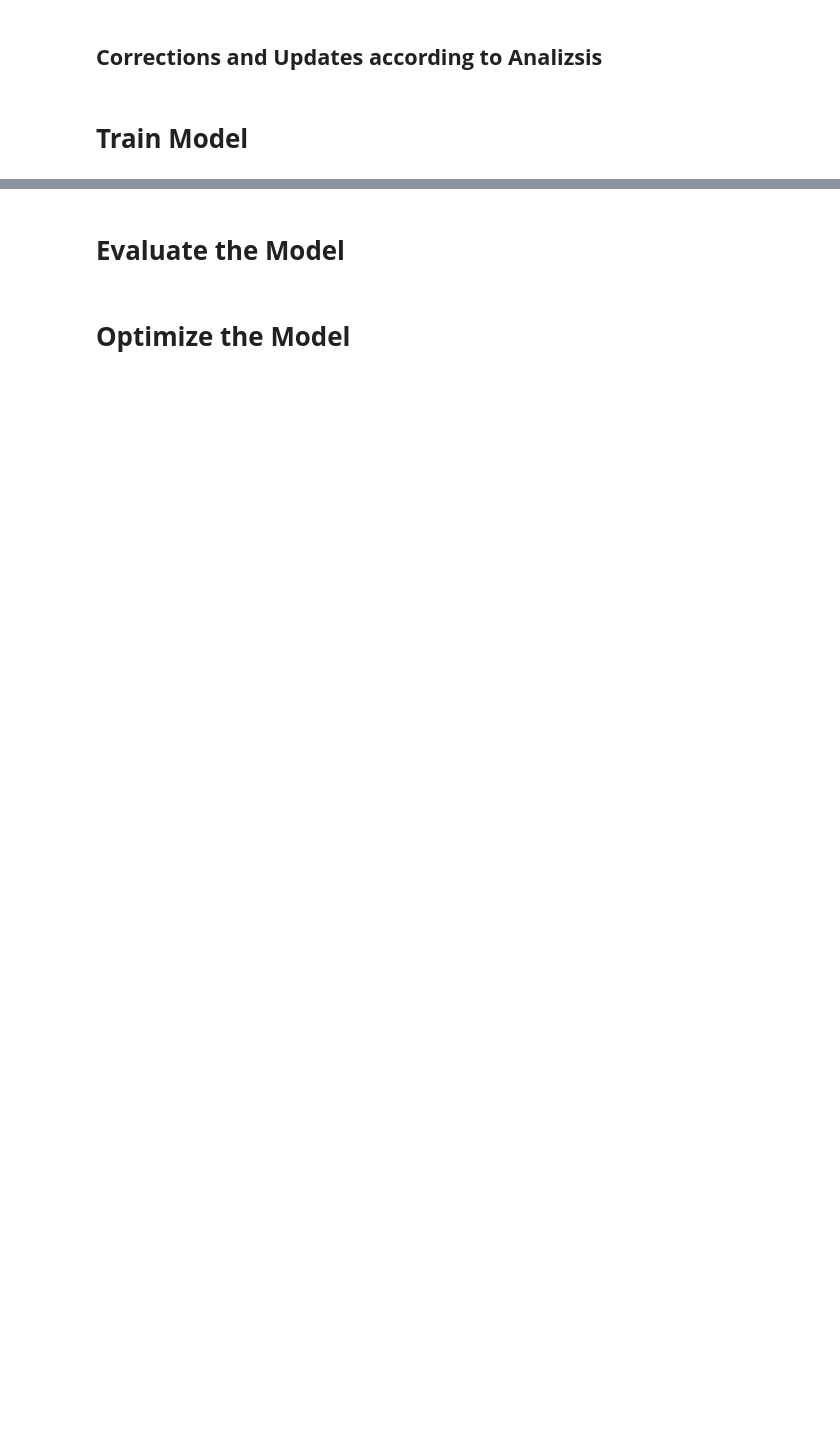
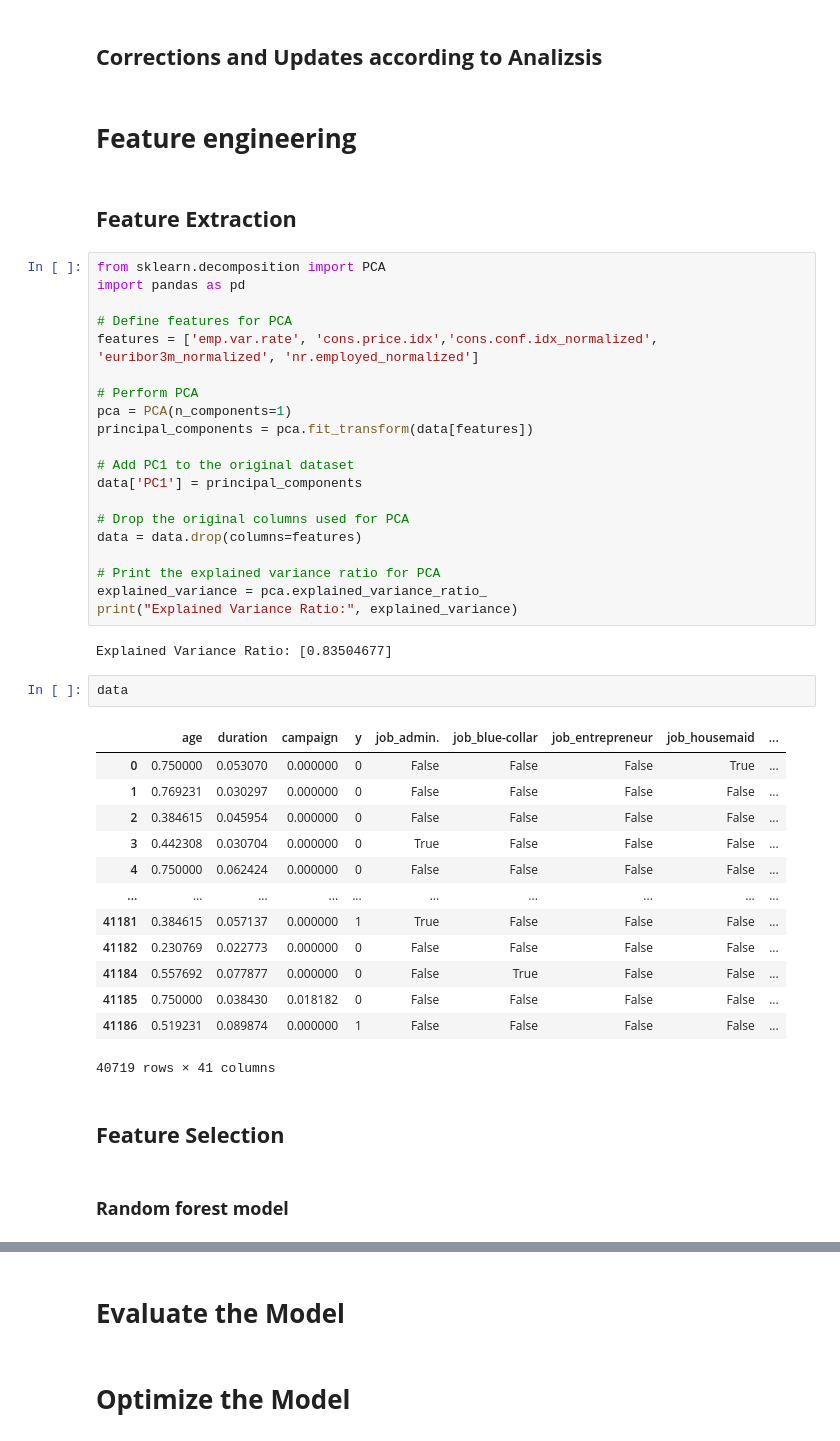
Before and after one commit to vihanga-induwara/CM2604-CW-Bank-Marketing, a Jupyter notebook: Bank Marketing.ipynb, the cells around one changed output, grey strips where cells are left out. Drawn from its saved outputs; the diff is of its cells as text; blank space fills up the shorter version.

```diff
--- a/Bank Marketing.ipynb
+++ b/Bank Marketing.ipynb
@@ -1575,4 +1639,48 @@ plt.show()
 # %% [markdown]
 ## **Corrections and Updates according to Analizsis**
 # %% [markdown]
-# **Train Model**
+# **Feature engineering**
+# %% [markdown]
+## **Feature Extraction**
+# %%
+from sklearn.decomposition import PCA
+import pandas as pd
+
+# Define features for PCA
+features = ['emp.var.rate', 'cons.price.idx','cons.conf.idx_normalized', 'euribor3m_normalized', 'nr.employed_normalized']
+
+# Perform PCA
+pca = PCA(n_components=1)
+principal_components = pca.fit_transform(data[features])
+
+# Add PC1 to the original dataset
+data['PC1'] = principal_components
+
+# Drop the original columns used for PCA
+data = data.drop(columns=features)
+
+# Print the explained variance ratio for PCA
+explained_variance = pca.explained_variance_ratio_
+print("Explained Variance Ratio:", explained_variance)
+# %% [output]
+Explained Variance Ratio: [0.83504677]
+# %%
+data
+# %% [output]
+|  | age | duration | campaign | y | job_admin. | job_blue-collar | job_entrepreneur | job_housemaid | ... |
+| 0 | 0.750000 | 0.053070 | 0.000000 | 0 | False | False | False | True | ... |
+| 1 | 0.769231 | 0.030297 | 0.000000 | 0 | False | False | False | False | ... |
+| 2 | 0.384615 | 0.045954 | 0.000000 | 0 | False | False | False | False | ... |
+| 3 | 0.442308 | 0.030704 | 0.000000 | 0 | True | False | False | False | ... |
+| 4 | 0.750000 | 0.062424 | 0.000000 | 0 | False | False | False | False | ... |
+| ... | ... | ... | ... | ... | ... | ... | ... | ... | ... |
+| 41181 | 0.384615 | 0.057137 | 0.000000 | 1 | True | False | False | False | ... |
+| 41182 | 0.230769 | 0.022773 | 0.000000 | 0 | False | False | False | False | ... |
+| 41184 | 0.557692 | 0.077877 | 0.000000 | 0 | False | True | False | False | ... |
+| 41185 | 0.750000 | 0.038430 | 0.018182 | 0 | False | False | False | False | ... |
+| 41186 | 0.519231 | 0.089874 | 0.000000 | 1 | False | False | False | False | ... |
+40719 rows × 41 columns
+# %% [markdown]
+## **Feature Selection**
+# %% [markdown]
+### **Random forest model**
```
Also changed, not shown: parts of 41 cells of this notebook.
